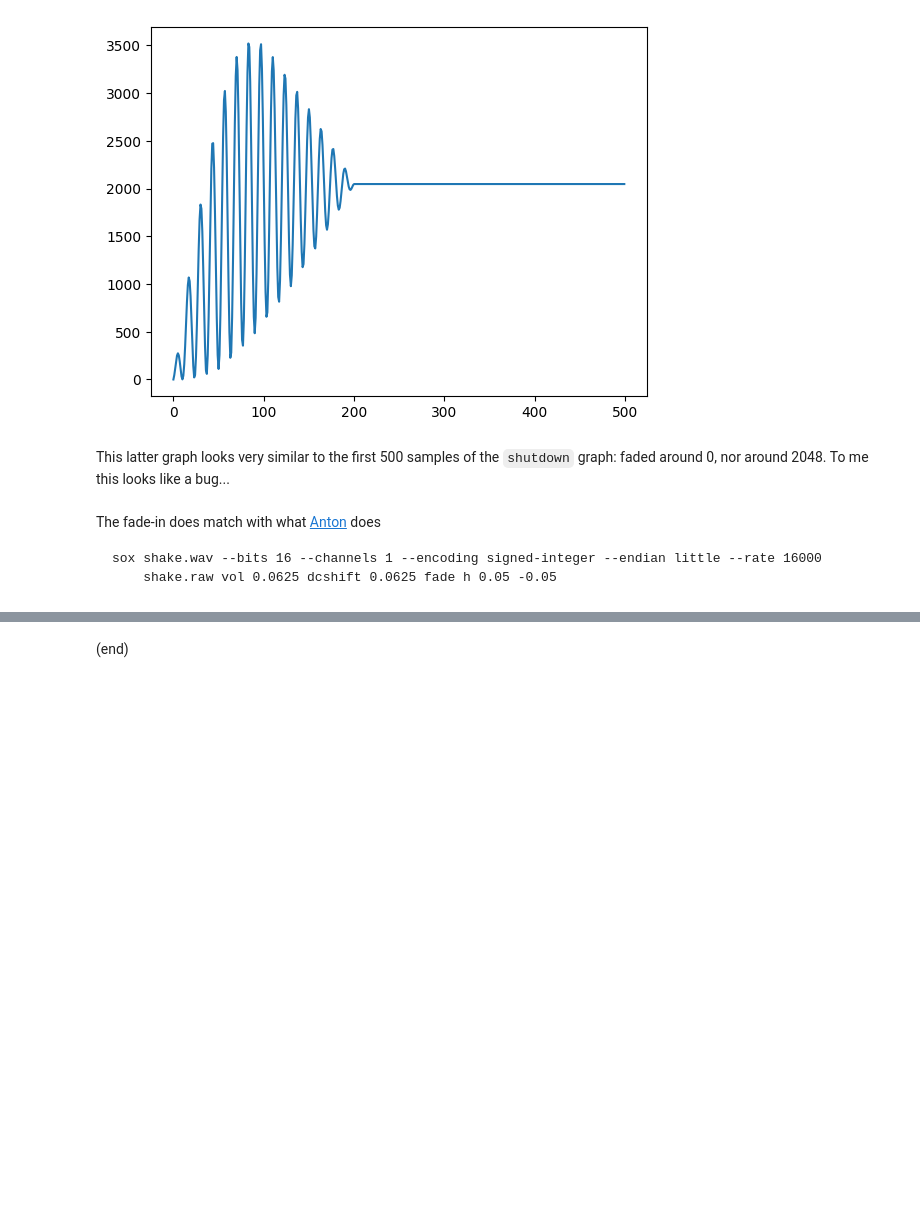
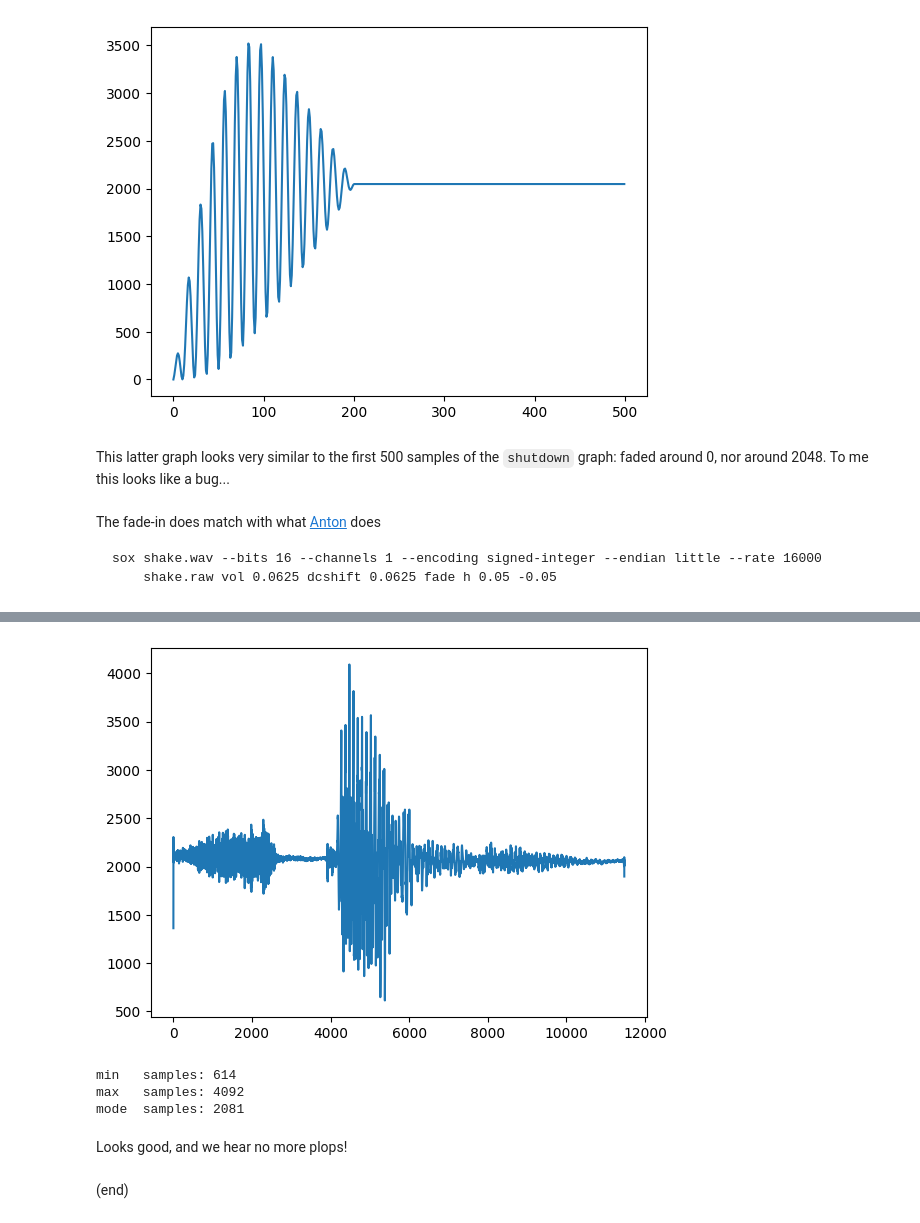
Before and after one commit to maarten-pennings/Lego-Mindstorms, a Jupyter notebook: ms4/sound/sound.ipynb, the cells around one changed output, grey strips where cells are left out. Saved outputs shown, nothing was run; the diff lists cells and outputs as text; code cells hidden in the pictures; blank space fills up the shorter version.

```diff
--- a/ms4/sound/sound.ipynb
+++ b/ms4/sound/sound.ipynb
@@ -193,2 +222,16 @@ sox shake.wav --bits 16 --channels 1 --encoding signed-integer --endian little -
+# %%
+stop2 = readsamples('../images/stop2.raw')
+# %%
+plt.plot(stop2);
+# %% [output]
+[figure, added]
+# %%
+stats(stop2)
+# %% [output]
+min   samples: 614
+max   samples: 4092
+mode  samples: 2081
+# %% [markdown]
+Looks good, and we hear no more plops!
 # %% [markdown]
 (end)
```
Also changed, not shown: parts of 10 cells of this notebook, 3 other files.
